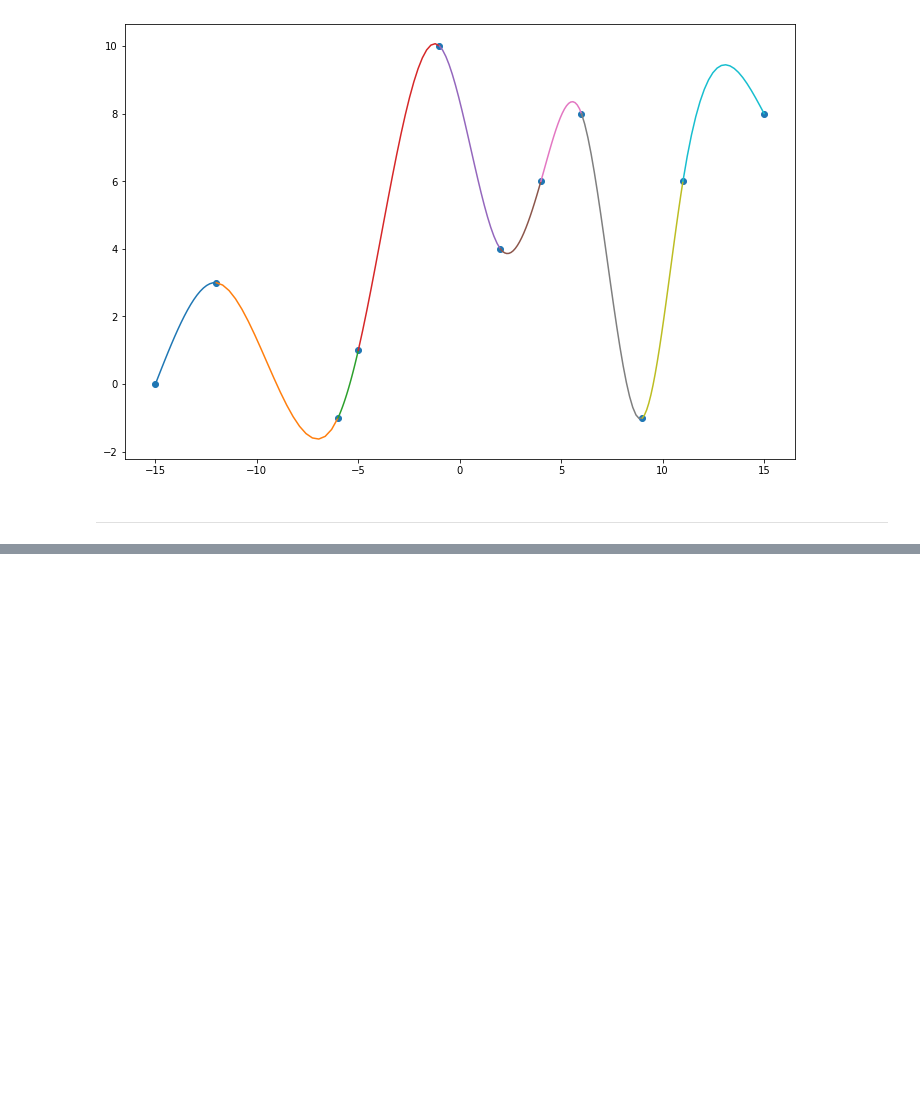
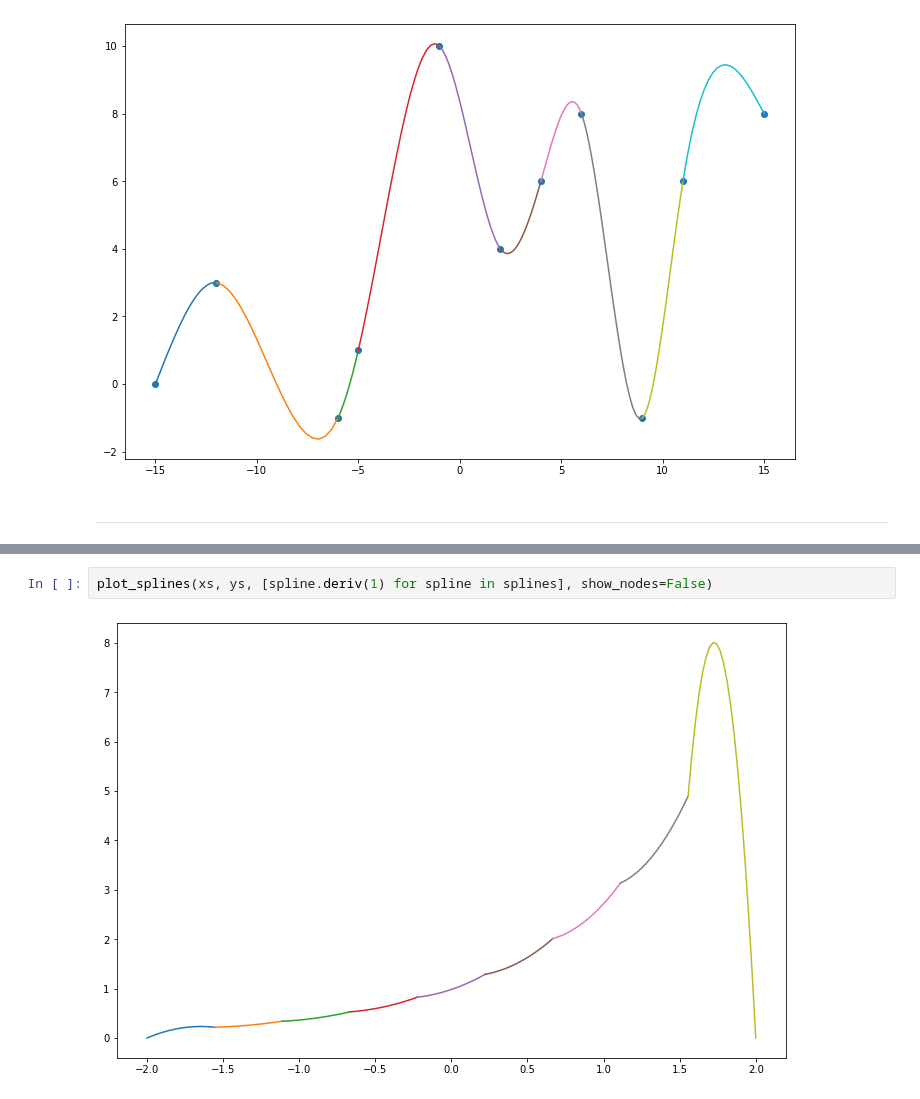
Before and after one commit to rosteeslove/bsuir-4th-term-python-stuff, a Jupyter notebook: numerical_analysis_methods/splineinterpolation/notebook.ipynb, the cells around one changed output, grey strips where cells are left out. Saved outputs shown, nothing was run; the diff lists cells and outputs as text; blank space fills up the shorter version.

```diff
--- a/numerical_analysis_methods/splineinterpolation/notebook.ipynb
+++ b/numerical_analysis_methods/splineinterpolation/notebook.ipynb
@@ -235,0 +281,4 @@ plot_splines(xs, ys, splines)
+# %%
+plot_splines(xs, ys, [spline.deriv(1) for spline in splines], show_nodes=False)
+# %% [output]
+[figure, added]
```
Also changed, not shown: parts of 9 cells of this notebook, 1 other file.
